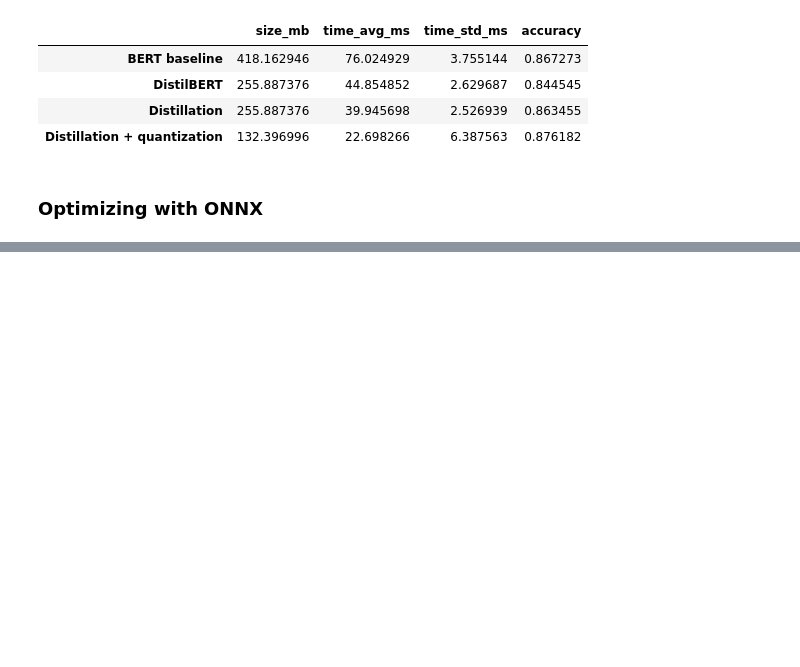
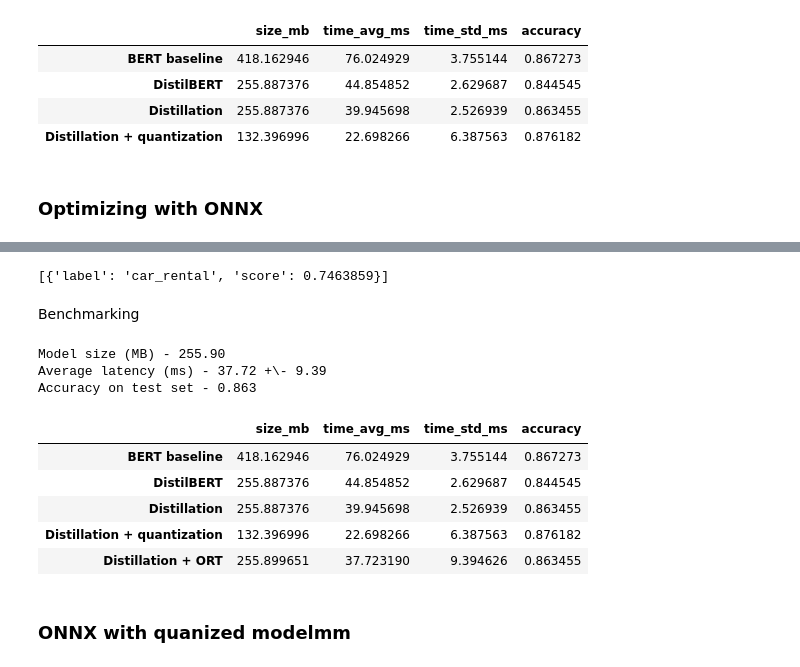
Before and after one commit to Gooogr/Book_nlp_with_transformers, a Jupyter notebook: ch8_optimization_for_production.ipynb, the cells around one changed output, grey strips where cells are left out. Saved outputs shown, nothing was run; the diff lists cells and outputs as text; code cells hidden in the pictures; blank space fills up the shorter version.

```diff
--- a/ch8_optimization_for_production.ipynb
+++ b/ch8_optimization_for_production.ipynb
@@ -552,0 +612,49 @@ pd.DataFrame.from_dict(perf_metrics, orient='index')
+# %%
+class OnnxPipeline:
+    def __init__(self, model, tokenizer):
+        self.model = model
+        self.tokenizer = tokenizer
+
+    def __call__(self, query):
+        model_inputs = self.tokenizer(query, return_tensors="pt")
+        inputs_onnx = {k: v.cpu().detach().numpy() for k, v in model_inputs.items()}
+        logits = self.model.run(None, inputs_onnx)[0][0, :]
+        probs = softmax(logits)
+        pred_idx = np.argmax(probs).item()
+        return [{"label": intents.int2str(pred_idx), "score": probs[pred_idx]}]
+# %%
+pipe = OnnxPipeline(onnx_model, tokenizer)
+pipe(query)
+# %% [output]
+[{'label': 'car_rental', 'score': 0.7463859}]
+# %% [markdown]
+Benchmarking
+# %%
+class OnnxPerformanceBenchmark(PerformanceBenchmark):
+    def __init__(self, *args, model_path, **kwargs):
+        super().__init__(*args, **kwargs)
+        self.model_path = model_path
+    def compute_size(self):
+        size_mb = Path(self.model_path).stat().st_size / (1024 * 1024)
+        print(f"Model size (MB) - {size_mb:.2f}")
+        return {"size_mb": size_mb}
+# %%
+optim_type = "Distillation + ORT"
+pb = OnnxPerformanceBenchmark(pipe, clinc["test"], optim_type,
+                              model_path="onnx/model.onnx")
+perf_metrics.update(pb.run_benchmark())
+# %% [output]
+Model size (MB) - 255.90
+Average latency (ms) - 37.72 +\- 9.39
+Accuracy on test set - 0.863
+# %%
+pd.DataFrame.from_dict(perf_metrics, orient='index')
+# %% [output]
+|  | size_mb | time_avg_ms | time_std_ms | accuracy |
+| BERT baseline | 418.162946 | 76.024929 | 3.755144 | 0.867273 |
+| DistilBERT | 255.887376 | 44.854852 | 2.629687 | 0.844545 |
+| Distillation | 255.887376 | 39.945698 | 2.526939 | 0.863455 |
+| Distillation + quantization | 132.396996 | 22.698266 | 6.387563 | 0.876182 |
+| Distillation + ORT | 255.899651 | 37.723190 | 9.394626 | 0.863455 |
+# %% [markdown]
+### ONNX with quanized modelmm
```
Also changed, not shown: parts of 19 cells of this notebook.
